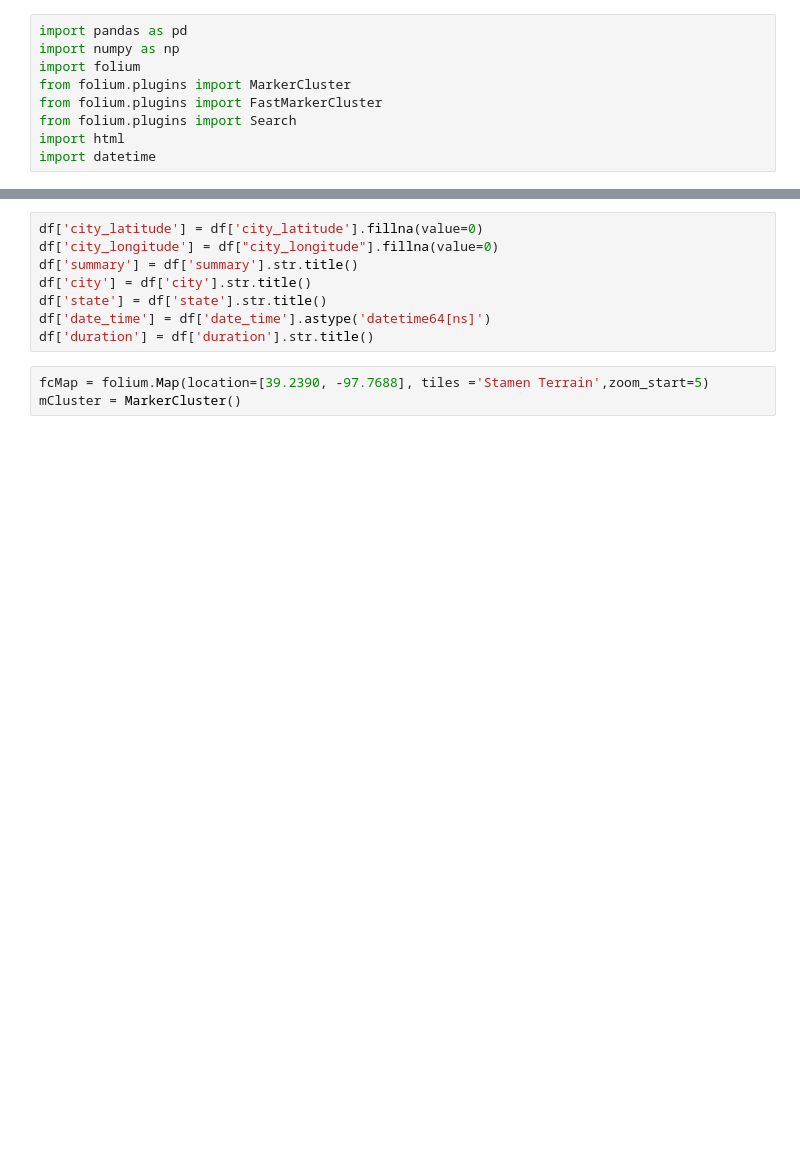
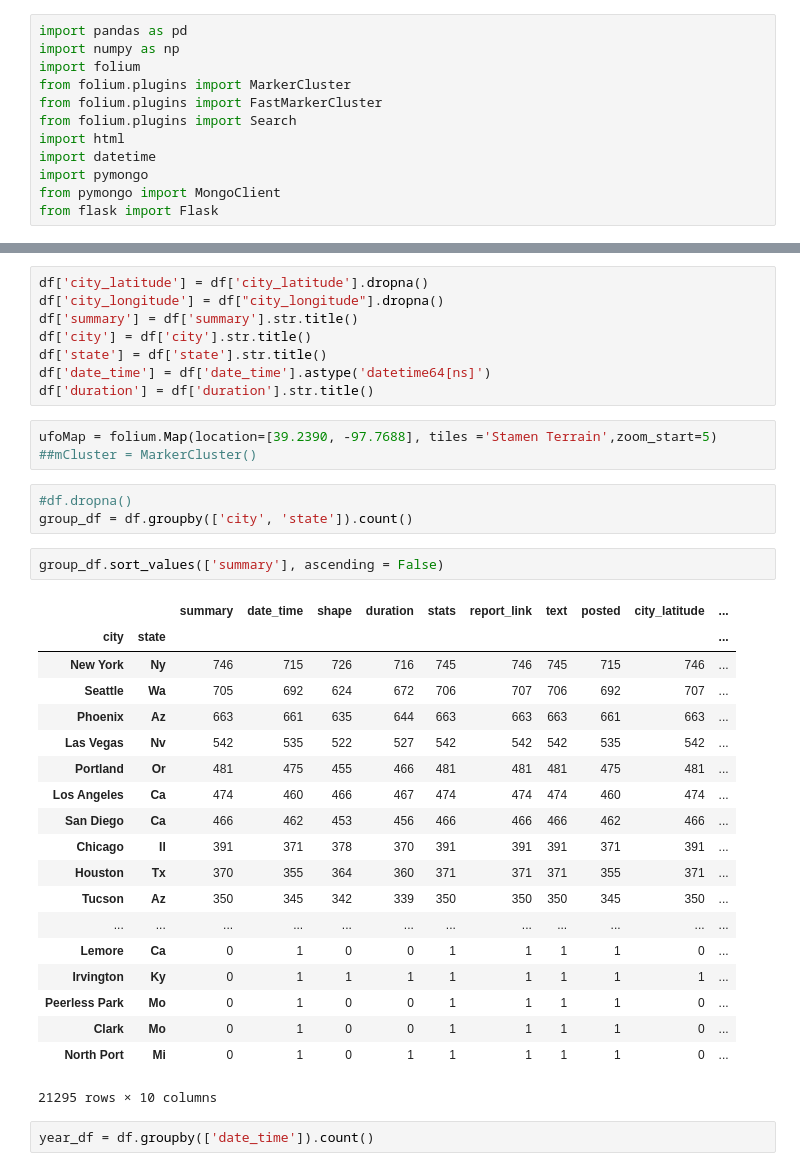
Before and after one commit to adavis4533/UFO, a Jupyter notebook: UFO Sightings .ipynb, the cells around one changed output, grey strips where cells are left out. Drawn from its saved outputs; the diff is of its cells as text; blank space fills up the shorter version.

```diff
--- a/UFO Sightings .ipynb
+++ b/UFO Sightings .ipynb
@@ -7,6 +7,9 @@ from folium.plugins import FastMarkerCluster
 from folium.plugins import Search
 import html
 import datetime
+import pymongo
+from pymongo import MongoClient
+from flask import Flask
 # %%
 df = pd.read_csv("nuforc_reports.csv")
 df.head(1)
@@ -14,13 +17,40 @@ df.head(1)
 |  | summary | city | state | date_time | shape | duration | stats | report_link | text | posted | ... |
 | 0 | Three saucer shaped ships. High i... | Salem | OR | NaN | disk | 15 minutes | Occurred : 8/15/1950 14:00 (Enter... | http://www.nuforc.org/webreports/... | Three saucer shaped ships. High i... | NaN | ... |
 # %%
-df['city_latitude'] = df['city_latitude'].fillna(value=0)
-df['city_longitude'] = df["city_longitude"].fillna(value=0)
+df['city_latitude'] = df['city_latitude'].dropna()
+df['city_longitude'] = df["city_longitude"].dropna()
 df['summary'] = df['summary'].str.title()
 df['city'] = df['city'].str.title()
 df['state'] = df['state'].str.title()
 df['date_time'] = df['date_time'].astype('datetime64[ns]')
 df['duration'] = df['duration'].str.title()
 # %%
-fcMap = folium.Map(location=[39.2390, -97.7688], tiles ='Stamen Terrain',zoom_start=5)
-mCluster = MarkerCluster()
+ufoMap = folium.Map(location=[39.2390, -97.7688], tiles ='Stamen Terrain',zoom_start=5)
+##mCluster = MarkerCluster()
+# %%
+#df.dropna()
+group_df = df.groupby(['city', 'state']).count()
+# %%
+group_df.sort_values(['summary'], ascending = False)
+# %% [output]
+|  |  | summary | date_time | shape | duration | stats | report_link | text | posted | city_latitude | ... |
+| city | state |  |  |  |  |  |  |  |  |  | ... |
+| New York | Ny | 746 | 715 | 726 | 716 | 745 | 746 | 745 | 715 | 746 | ... |
+| Seattle | Wa | 705 | 692 | 624 | 672 | 706 | 707 | 706 | 692 | 707 | ... |
+| Phoenix | Az | 663 | 661 | 635 | 644 | 663 | 663 | 663 | 661 | 663 | ... |
+| Las Vegas | Nv | 542 | 535 | 522 | 527 | 542 | 542 | 542 | 535 | 542 | ... |
+| Portland | Or | 481 | 475 | 455 | 466 | 481 | 481 | 481 | 475 | 481 | ... |
+| Los Angeles | Ca | 474 | 460 | 466 | 467 | 474 | 474 | 474 | 460 | 474 | ... |
+| San Diego | Ca | 466 | 462 | 453 | 456 | 466 | 466 | 466 | 462 | 466 | ... |
+| Chicago | Il | 391 | 371 | 378 | 370 | 391 | 391 | 391 | 371 | 391 | ... |
+| Houston | Tx | 370 | 355 | 364 | 360 | 371 | 371 | 371 | 355 | 371 | ... |
+| Tucson | Az | 350 | 345 | 342 | 339 | 350 | 350 | 350 | 345 | 350 | ... |
+| ... | ... | ... | ... | ... | ... | ... | ... | ... | ... | ... | ... |
+| Lemore | Ca | 0 | 1 | 0 | 0 | 1 | 1 | 1 | 1 | 0 | ... |
+| Irvington | Ky | 0 | 1 | 1 | 1 | 1 | 1 | 1 | 1 | 1 | ... |
+| Peerless Park | Mo | 0 | 1 | 0 | 0 | 1 | 1 | 1 | 1 | 0 | ... |
+| Clark | Mo | 0 | 1 | 0 | 0 | 1 | 1 | 1 | 1 | 0 | ... |
+| North Port | Mi | 0 | 1 | 0 | 1 | 1 | 1 | 1 | 1 | 0 | ... |
+21295 rows × 10 columns
+# %%
+year_df = df.groupby(['date_time']).count()
```
Also changed, not shown: parts of 10 cells of this notebook.
